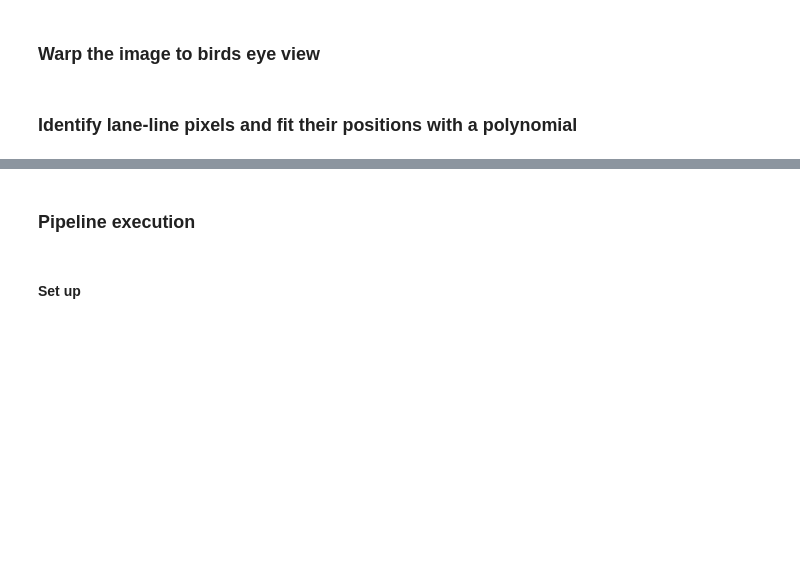
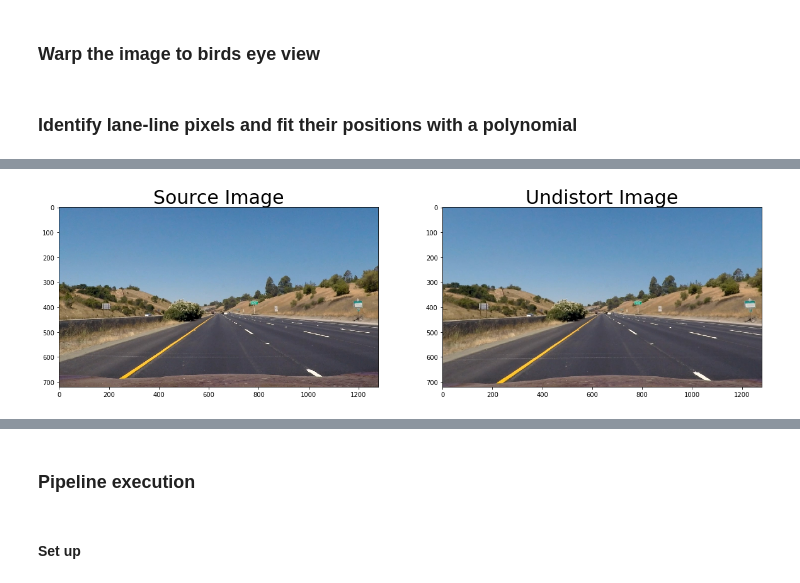
Before and after one commit to shinsteve/udacity-carnd-advancedlanelines-p4, a Jupyter notebook: lane_lines.ipynb, the cells around one changed output, grey strips where cells are left out. Drawn from its saved outputs; the diff is of its cells as text; code cells hidden in the pictures; blank space fills up the shorter version.

Commit message:
Organize notebook to generate images for writeup

```diff
--- a/lane_lines.ipynb
+++ b/lane_lines.ipynb
@@ -69,7 +69,7 @@ def binarize_for_line(src, params):
     grad_binary = sobel_thresh(src, params['sobel'])
     color_binary = color_thresh(src, *params['color_thr'])
     combined_binary = np.zeros_like(grad_binary)
-    combined_binary[(grad_binary == 1) & (color_binary == 1)] = 1
+    combined_binary[(grad_binary == 1) | (color_binary == 1)] = 1
     return combined_binary
 # %% [markdown]
 ### Warp the image to birds eye view
@@ -137,6 +108,7 @@ show_warper_example()
 # %% [markdown]
 ###  Identify lane-line pixels and fit their positions with a polynomial
 # %%
+import collections
 VISUALIZE = False
 
 class LineDetector(object):
@@ -174,6 +146,7 @@ class LineDetector(object):
         # Variables for stabilization
         self.reset_needed = True
         self.not_found_count = 0
+        self.reset_count = 0  # for debug
         return
 
     def process(self, binary_warped):
@@ -189,6 +162,9 @@ class LineDetector(object):
                 return False
 
         # Line pixels are detected
+        if len(x) < 2:
+            print("NO X")
+            return False
         self.fit_poly(binary_warped.shape, x, y)
         self.generate_poly_plot(binary_warped.shape[0])
         return True
@@ -209,7 +185,6 @@ class LineDetector(object):
         return
 
     def handle_not_found(self):
-        self.current_x = None
         self.not_found_count += 1
         if self.not_found_count > self.fail_num_for_reset:
             self.reset_needed = True
@@ -220,6 +195,7 @@ class LineDetector(object):
         # Clear history
         self.history_x.clear()
         self.reset_needed = False
+        self.reset_count += 1
         return
 
     def generate_poly_plot(self, height):
@@ -228,6 +204,7 @@ class LineDetector(object):
         ploty = np.linspace(0, height - 1, height)
         self.ploty = ploty
         self.current_x = self.fit[0] * ploty ** 2 + self.fit[1] * ploty + self.fit[2]
+        # print('cur', self.current_x[-1])
         return
 
     def find_line_pixels(self, binary_warped):
@@ -336,7 +313,7 @@ class LineDetector(object):
         return
 
     def visualize(self, binary_warped):
-        fitx, ploty = self.get_current_plot(binary_warped.shape)
+        fitx, ploty = self.get_current_plot()
         margin = self.margin
 
         # Visualization
@@ -360,7 +337,7 @@ class LineDetector(object):
             pts = np.int_(np.dstack((x, ploty)))
             pts = pts.reshape((-1, 1, 2))
             return [pts]
-        cv2.polylines(out_img, gen_points(fitx), False, (255, 255, 255), thickness=1)
+        cv2.polylines(out_img, gen_points(fitx), False, (0, 0, 255), thickness=3)
         # plt.plot(fitx, ploty, color='yellow')
         return cv2.addWeighted(out_img, 1, window_img, 0.3, 0)
 # %%
@@ -479,0 +487,79 @@ class AdvancedLaneFinder(object):
+# %%
+def show_example():
+    %matplotlib inline
+    import matplotlib.pyplot as plt
+
+    src = cv2.imread('test_images/straight_lines1.jpg')
+    src = cv2.cvtColor(src, cv2.COLOR_BGR2RGB)
+    undistort_img = undistort(src, cam_calib)
+
+    # Show undistort image
+    f, (ax1, ax2) = plt.subplots(1, 2, figsize=(20, 10))
+    ax1.imshow(src)
+    ax1.set_title('Source Image', fontsize=30)
+    ax2.imshow(undistort_img)
+    ax2.set_title('Undistort Image', fontsize=30)
+    plt.show()
+
+    # Show binarized image
+    binarized = binarize_for_line(undistort_img, BINARIZE_PARAMS)
+
+    f, (ax1, ax2) = plt.subplots(1, 2, figsize=(20, 10))
+    ax1.imshow(undistort_img)
+    ax1.set_title('Undistort Image', fontsize=30)
+    ax2.imshow(binarized, cmap='gray')
+    ax2.set_title('Binarized Image', fontsize=30)
+    plt.show()
+
+    # Draw src of warp M in red
+    lane_warper = LaneWarper(src.shape[1], src.shape[0])
+    pts = lane_warper.src.astype(np.int32)
+    pts = pts.reshape((-1,1,2))
+    undistort_img = cv2.polylines(undistort_img, [pts], True, (0, 0, 255), thickness=2)
+
+    # Show warped image
+    warped = lane_warper(undistort_img)
+
+    # Draw dst of warp M in blue
+    pts = lane_warper.dst.astype(np.int32)
+    pts = pts.reshape((-1,1,2))
+    dst= cv2.polylines(warped, [pts], True, (255, 0, 0), thickness=3)
+
+    f, (ax1, ax2) = plt.subplots(1, 2, figsize=(20, 10))
+    ax1.imshow(undistort_img)
+    ax1.set_title('Undistort Image', fontsize=30)
+    ax2.imshow(warped)
+    ax2.set_title('Warped Image', fontsize=30)
+    plt.show()
+
+    # Show binary_warped image
+    binary_warped = lane_warper(binarized)
+    f, (ax1, ax2) = plt.subplots(1, 2, figsize=(20, 10))
+    ax1.imshow(binarized, cmap='gray')
+    ax1.set_title('Binarized Image', fontsize=30)
+    ax2.imshow(binary_warped, cmap='gray')
+    ax2.set_title('Binary Warped Image', fontsize=30)
+    plt.show()
+
+    # Show line detection
+    def get_line_detection_image(half_src):
+        detector = LineDetector(LINE_PARAMS)
+        detector.process(half_src)
+        return detector.visualize(half_src)
+
+    midpoint = binary_warped.shape[1] // 2
+    left_dst = get_line_detection_image(binary_warped[:, :midpoint])
+    right_dst = get_line_detection_image(binary_warped[:, midpoint:])
+
+    f, (ax1, ax2) = plt.subplots(1, 2, figsize=(20, 10))
+    ax1.imshow(binary_warped, cmap='gray')
+    ax1.set_title('Binary warped image', fontsize=30)
+    ax2.imshow(np.hstack([left_dst, right_dst]))
+    ax2.set_title('Line detection', fontsize=30)
+    plt.show()
+
+    return
+
+show_example()
+# %% [output]
+[figure, added]
```
Also changed, not shown: parts of 10 cells of this notebook, 44 other files.
